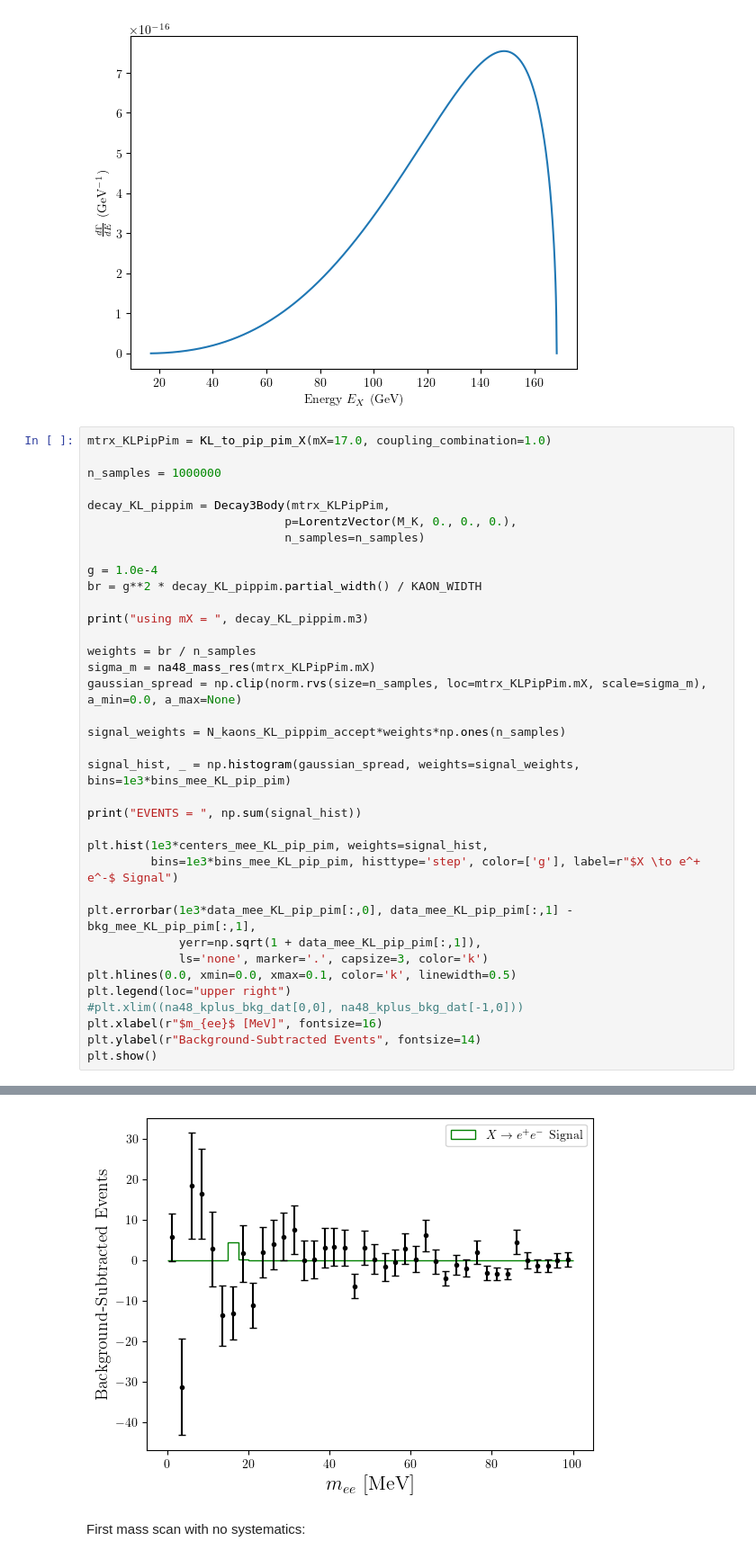
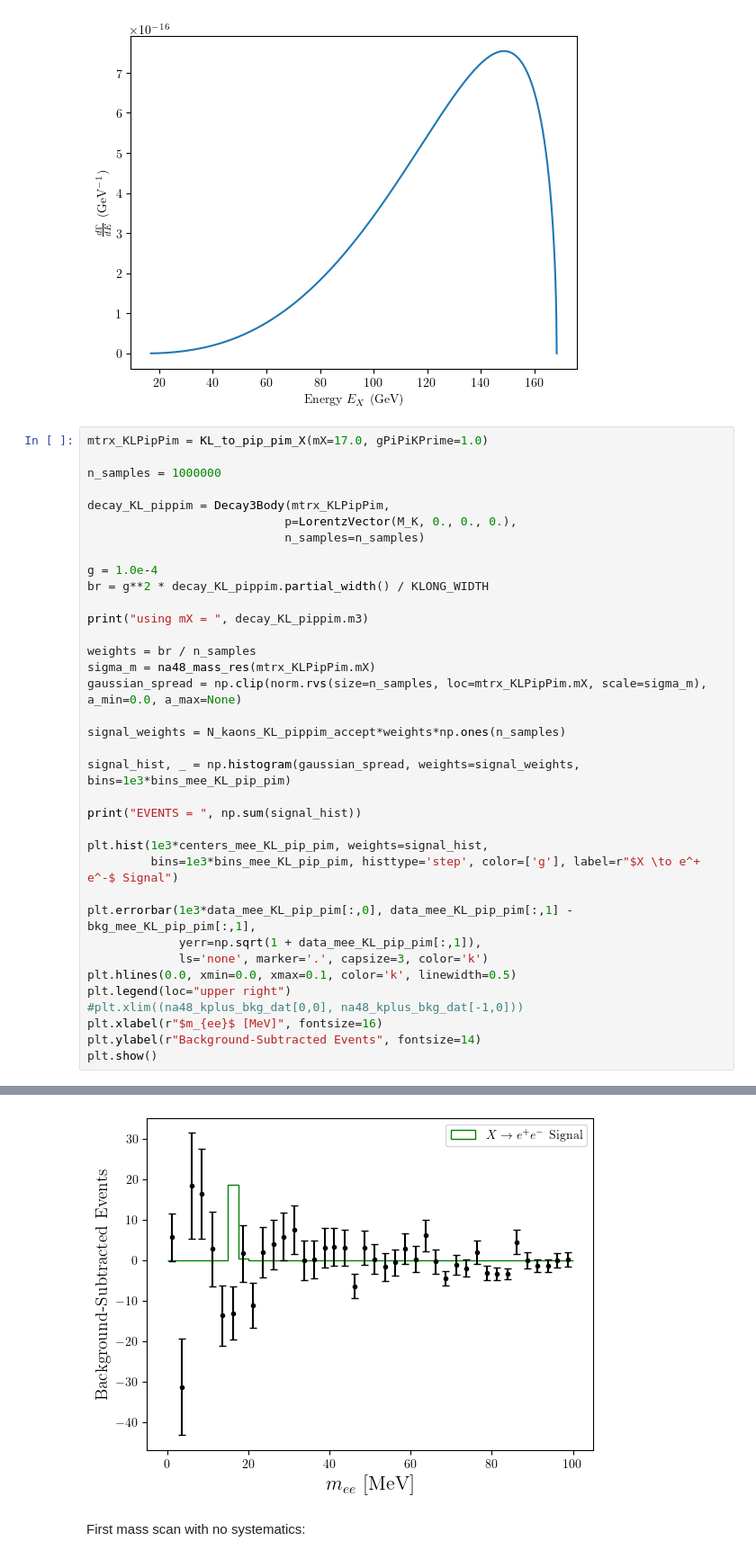
Before and after one commit to athompson-git/KaonPhysics, a Jupyter notebook: KtoX_param_space.ipynb, the cells around one changed output, grey strips where cells are left out. Shown at 90% size. Saved outputs shown, nothing was run; the diff lists cells and outputs as text.

```diff
--- a/KtoX_param_space.ipynb
+++ b/KtoX_param_space.ipynb
@@ -708,7 +710,7 @@ plt.show()
 # %% [output]
 [figure]
 # %%
-mtrx_KLPipPim = KL_to_pip_pim_X(mX=17.0, coupling_combination=1.0)
+mtrx_KLPipPim = KL_to_pip_pim_X(mX=17.0, gPiPiKPrime=1.0)
 
 n_samples = 1000000
 
@@ -717,7 +719,7 @@ decay_KL_pippim = Decay3Body(mtrx_KLPipPim,
                             n_samples=n_samples)
 
 g = 1.0e-4
-br = g**2 * decay_KL_pippim.partial_width() / KAON_WIDTH
+br = g**2 * decay_KL_pippim.partial_width() / KLONG_WIDTH
 
 print("using mX = ", decay_KL_pippim.m3)
 
@@ -749,4 +751,4 @@ EVENTS =  4.599037462692197
-[figure, old version]
+[figure, new version]
 # %% [markdown]
 First mass scan with no systematics:
 # %%
```
Also changed, not shown: parts of 7 cells of this notebook.
